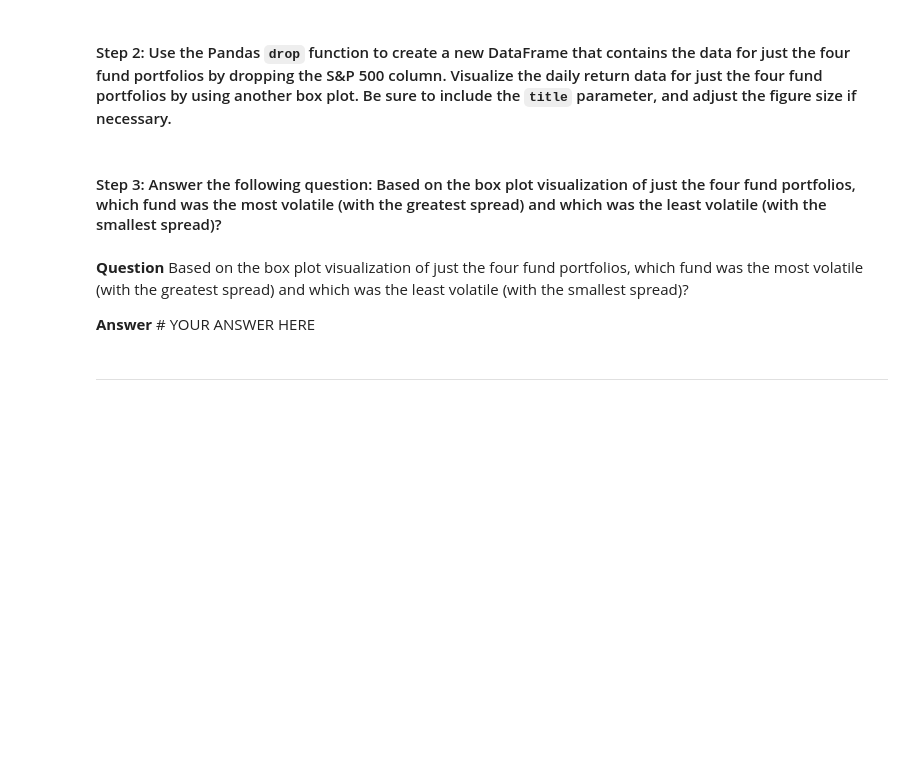
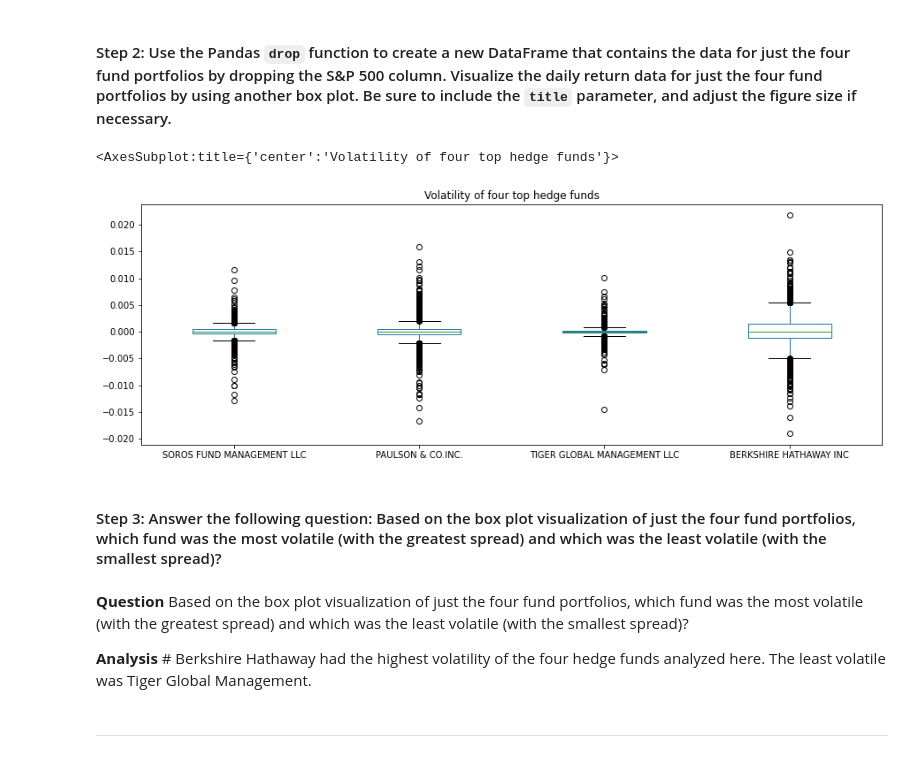
Before and after one commit to phodsman/Hedge-Fund-Risk-and-Return-Analyzer, a Jupyter notebook: risk_return_analysis.ipynb, the cells around one changed output. Saved outputs shown, nothing was run; the diff lists cells and outputs as text; code cells hidden in the pictures; blank space fills up the shorter version.

```diff
--- a/risk_return_analysis.ipynb
+++ b/risk_return_analysis.ipynb
@@ -202,14 +205,18 @@ Analyze the volatility of each of the four fund portfolios and of the S&P 500 In
 # %%
 # Create a new DataFrame containing only the 4 fund portfolios by dropping the S&P 500 column from the DataFrame
 # Create box plots to reflect the return data for only the 4 fund portfolios
 # Include a title parameter and adjust the figure size
-# YOUR CODE HERE
+hedge_daily_returns=daily_returns.drop(columns="S&P 500")
+hedge_daily_returns.plot(kind="box", title="Volatility of four top hedge funds", figsize=[15,5])
+# %% [output]
+<AxesSubplot:title={'center':'Volatility of four top hedge funds'}>
+[figure, added]
 # %% [markdown]
 #### Step 3: Answer the following question: Based on the box plot visualization of just the four fund portfolios, which fund was the most volatile (with the greatest spread) and which was the least volatile (with the smallest spread)?
 # %% [markdown]
 **Question** Based on the box plot visualization of just the four fund portfolios, which fund was the most volatile (with the greatest spread) and which was the least volatile (with the smallest spread)?
 
-**Answer** # YOUR ANSWER HERE
+**Analysis** # Berkshire Hathaway had the highest volatility of the four hedge funds analyzed here. The least volatile was Tiger Global Management.
 # %% [markdown]
 ---
 # %% [markdown]
```
Also changed, not shown: parts of 2 cells of this notebook.
